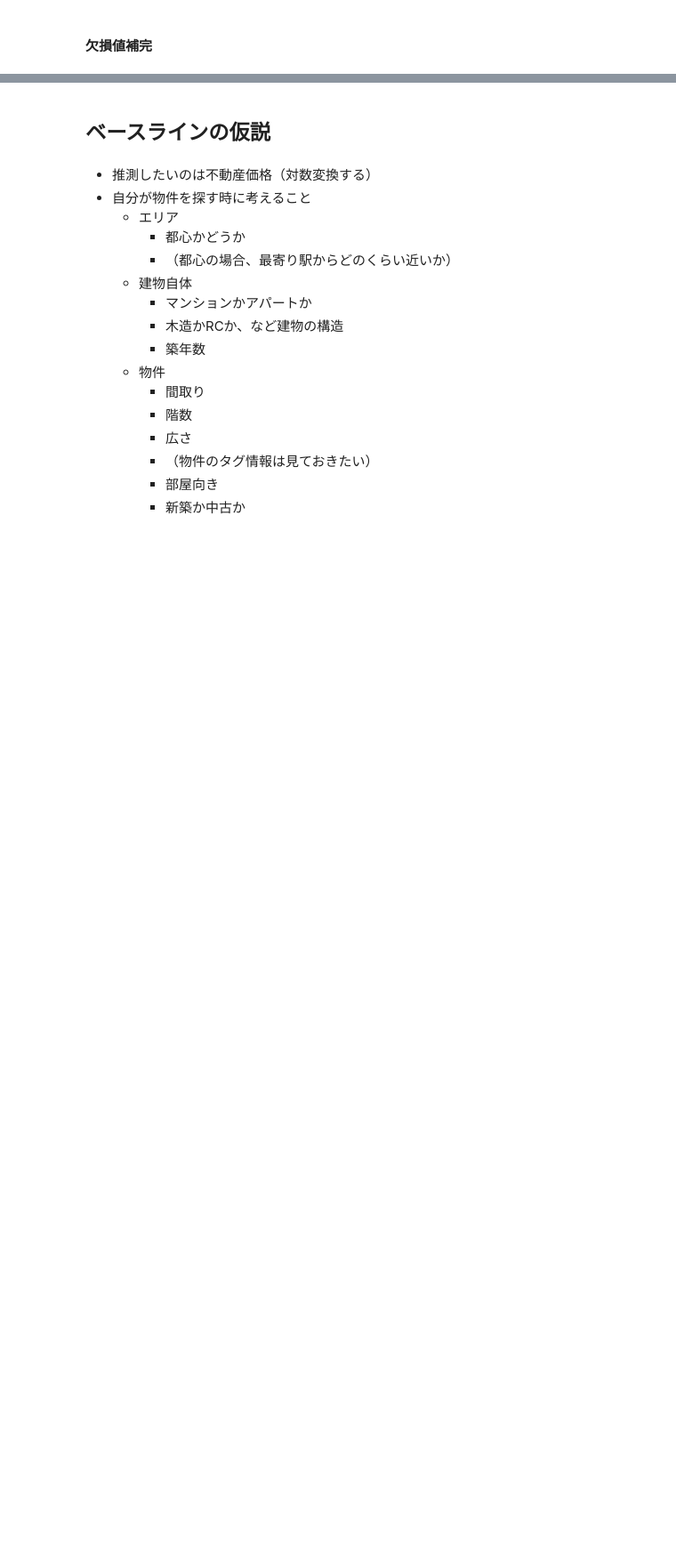
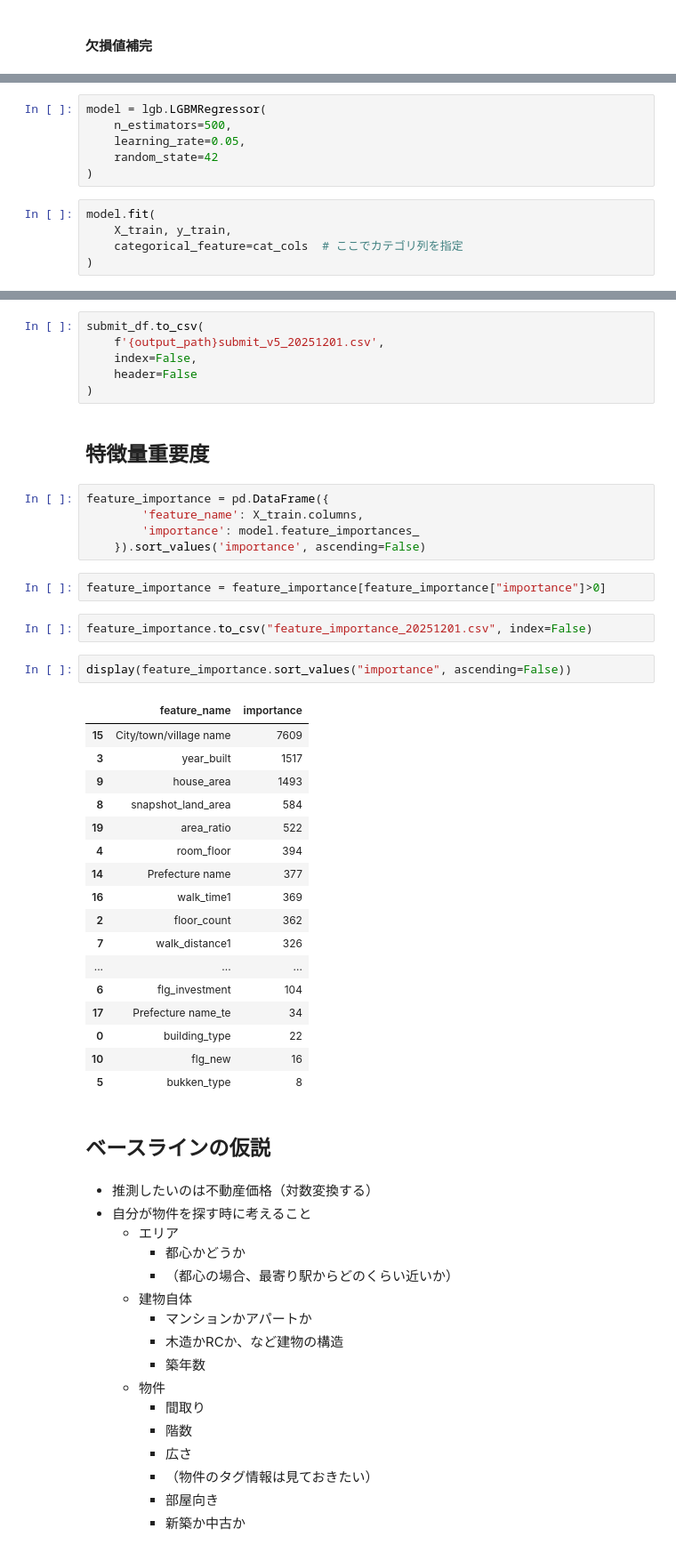
Before and after one commit to raise-ha-nekko/competition, a Jupyter notebook: Signate/第2回：国土交通省_地理空間情報データチャレンジ/script/00_EDA/baseline.ipynb, the cells around one changed output, grey strips where cells are left out. Shown: that part at 89% size. Saved outputs shown, nothing was run; the diff lists cells and outputs as text; blank space fills up the shorter version.

```diff
--- a/Signate/第2回：国土交通省_地理空間情報データチャレンジ/script/00_EDA/baseline.ipynb
+++ b/Signate/第2回：国土交通省_地理空間情報データチャレンジ/script/00_EDA/baseline.ipynb
@@ -305,0 +485,11 @@ Name: count, dtype: int64
+# %%
+model = lgb.LGBMRegressor(
+    n_estimators=500,
+    learning_rate=0.05,
+    random_state=42
+)
+# %%
+model.fit(
+    X_train, y_train,
+    categorical_feature=cat_cols  # ここでカテゴリ列を指定
+)
@@ -306,3 +529,40 @@ Name: count, dtype: int64
+# %%
+submit_df.to_csv(
+    f'{output_path}submit_v5_20251201.csv',
+    index=False,
+    header=False
+)
+# %% [markdown]
+## 特徴量重要度
+# %%
+feature_importance = pd.DataFrame({
+        'feature_name': X_train.columns,
+        'importance': model.feature_importances_
+    }).sort_values('importance', ascending=False)
+# %%
+feature_importance = feature_importance[feature_importance["importance"]>0]
+# %%
+feature_importance.to_csv("feature_importance_20251201.csv", index=False)
+# %%
+display(feature_importance.sort_values("importance", ascending=False))
+# %% [output]
+|  | feature_name | importance |
+| 15 | City/town/village name | 7609 |
+| 3 | year_built | 1517 |
+| 9 | house_area | 1493 |
+| 8 | snapshot_land_area | 584 |
+| 19 | area_ratio | 522 |
+| 4 | room_floor | 394 |
+| 14 | Prefecture name | 377 |
+| 16 | walk_time1 | 369 |
+| 2 | floor_count | 362 |
+| 7 | walk_distance1 | 326 |
+| ... | ... | ... |
+| 6 | flg_investment | 104 |
+| 17 | Prefecture name_te | 34 |
+| 0 | building_type | 22 |
+| 10 | flg_new | 16 |
+| 5 | bukken_type | 8 |
 # %% [markdown]
 ## ベースラインの仮説
 # %% [markdown]
```
Also changed, not shown: parts of 50 cells of this notebook.
